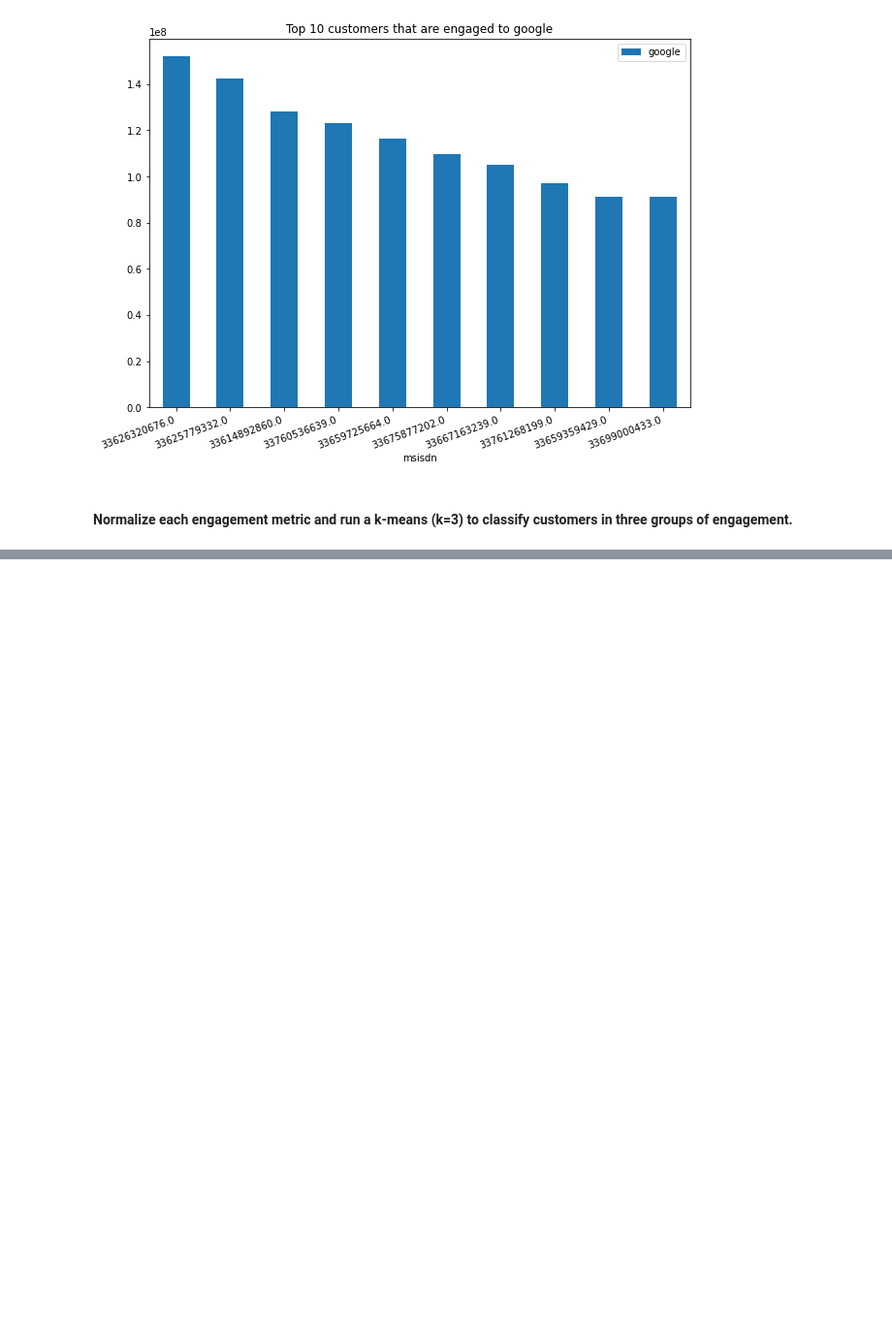
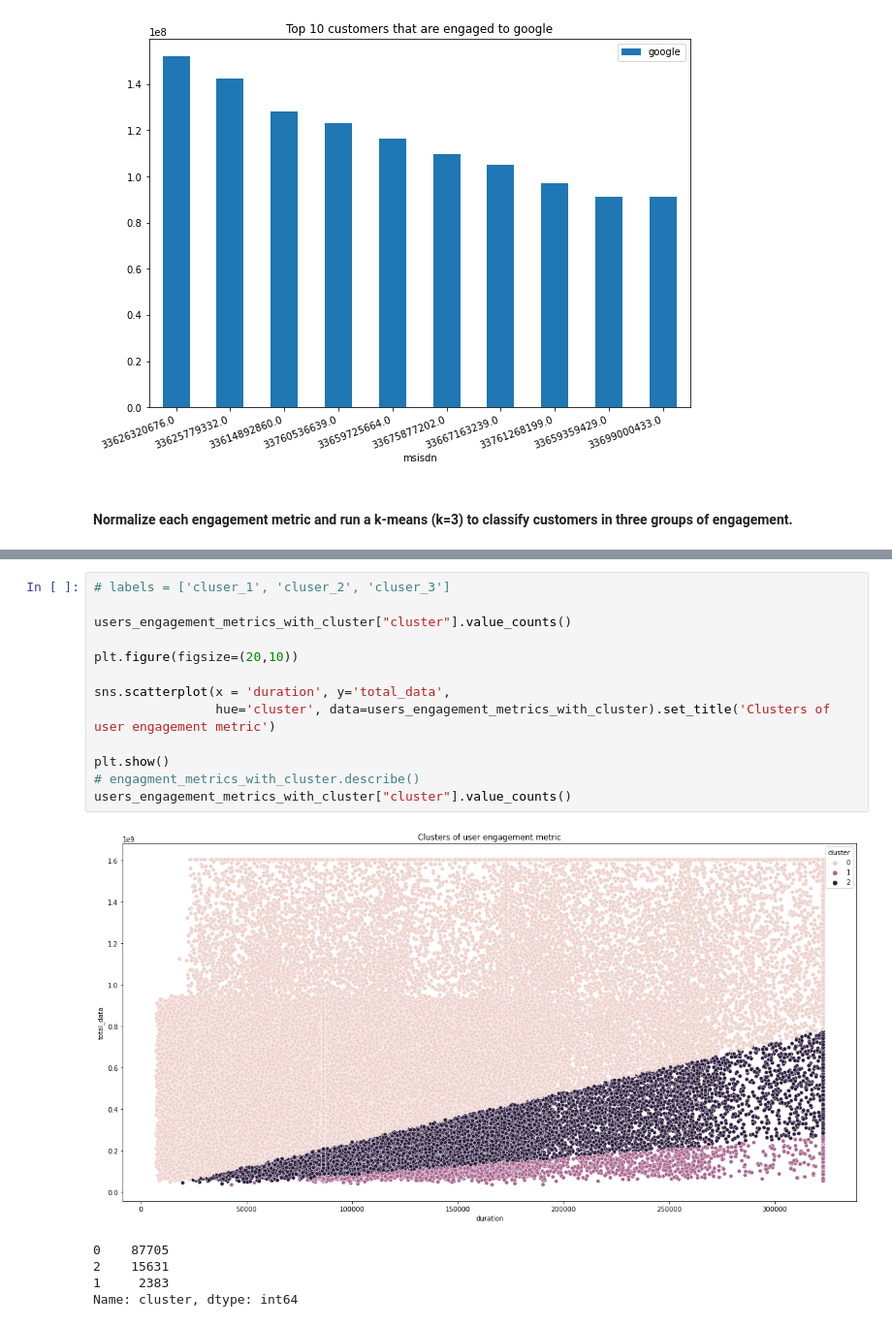
Before and after one commit to michaelgetachew-abebe/Telecom-User-Analytics, a Jupyter notebook: notebooks/user_engagement_analysis.ipynb, the cells around one changed output, grey strips where cells are left out. Shown at 97% size. Saved outputs shown, nothing was run; the diff lists cells and outputs as text; blank space fills up the shorter version.

Commit message:
Feat(added): added k means models and clustering techniques

```diff
--- a/notebooks/user_engagement_analysis.ipynb
+++ b/notebooks/user_engagement_analysis.ipynb
@@ -260,0 +270,19 @@ users_engagement_metrics_with_cluster["cluster"] = predictions
+# %%
+# labels = ['cluser_1', 'cluser_2', 'cluser_3']
+
+users_engagement_metrics_with_cluster["cluster"].value_counts()
+
+plt.figure(figsize=(20,10))
+
+sns.scatterplot(x = 'duration', y='total_data',
+                hue='cluster', data=users_engagement_metrics_with_cluster).set_title('Clusters of user engagement metric')
+
+plt.show()
+# engagment_metrics_with_cluster.describe()
+users_engagement_metrics_with_cluster["cluster"].value_counts()
+# %% [output]
+[figure, added]
+0    87705
+2    15631
+1     2383
+Name: cluster, dtype: int64
```
Also changed, not shown: parts of 5 cells of this notebook, 1 other file.
